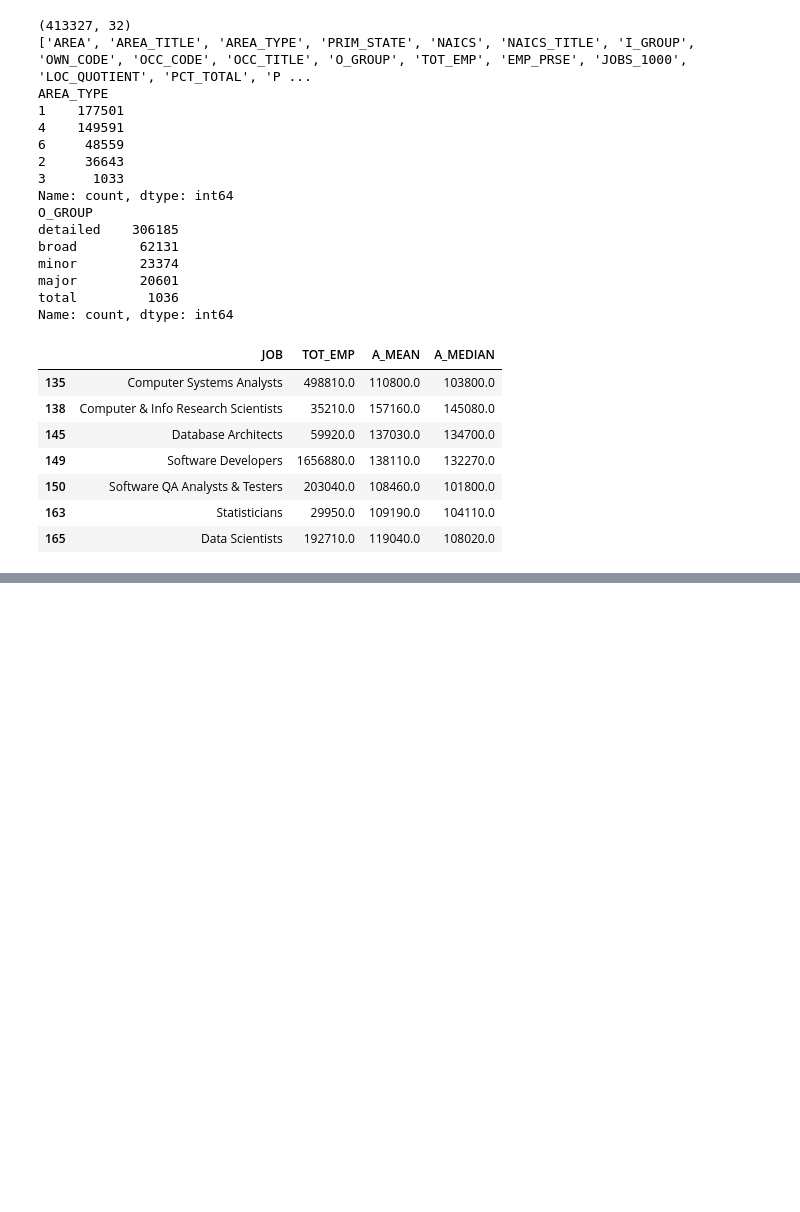
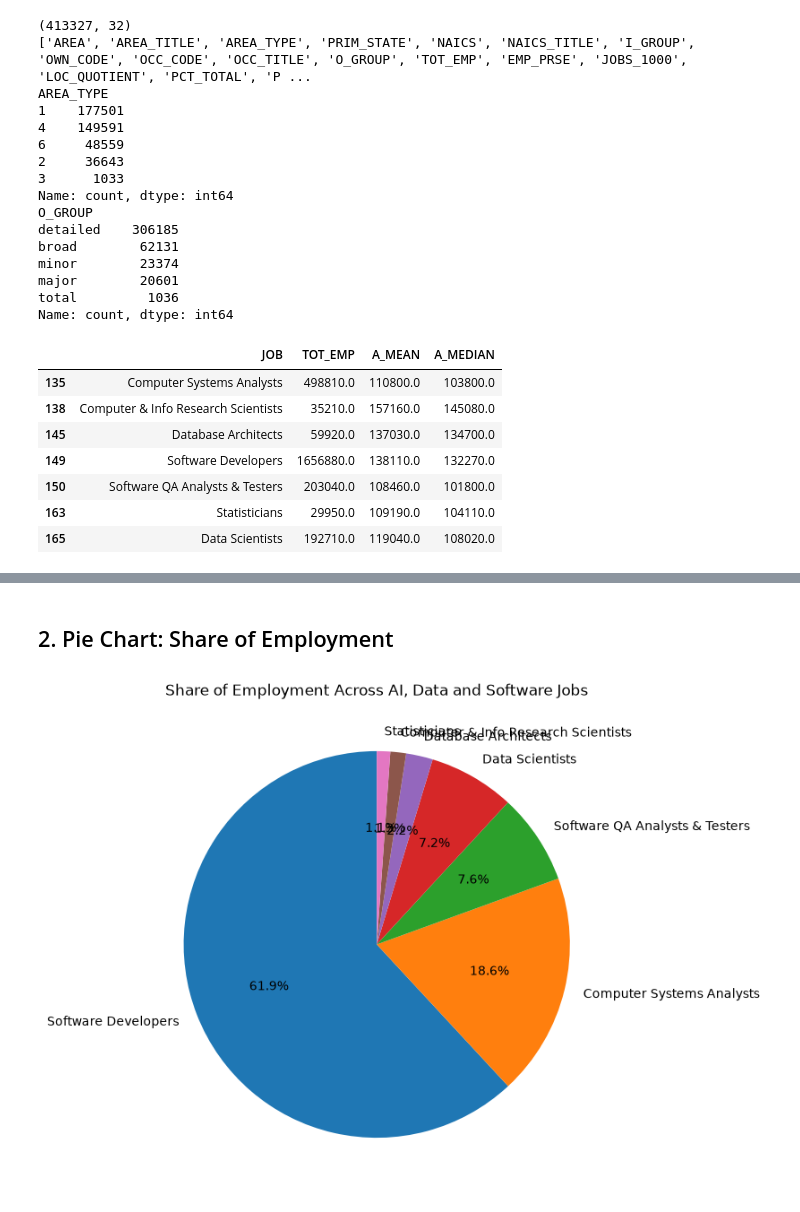
Before and after one commit to sheikhaDaMunda/DataVis_CA1, a Jupyter notebook: DataVis_CA1.ipynb, the cells around one changed output, grey strips where cells are left out. Drawn from its saved outputs; the diff is of its cells as text; code cells hidden in the pictures; blank space fills up the shorter version.

```diff
--- a/DataVis_CA1.ipynb
+++ b/DataVis_CA1.ipynb
@@ -81,0 +98,9 @@ national[["JOB", "TOT_EMP", "A_MEAN", "A_MEDIAN"]]
+# %% [markdown]
+## 2. Pie Chart: Share of Employment
+# %%
+plt.figure(figsize=(7, 7))
+plt.pie(d["TOT_EMP"], labels=d["JOB"], autopct="%1.1f%%", startangle=90)
+plt.title("Share of Employment Across AI, Data and Software Jobs")
+plt.show()
+# %% [output]
+[figure, added]
```
Also changed, not shown: parts of 4 cells of this notebook, 2 other files.
